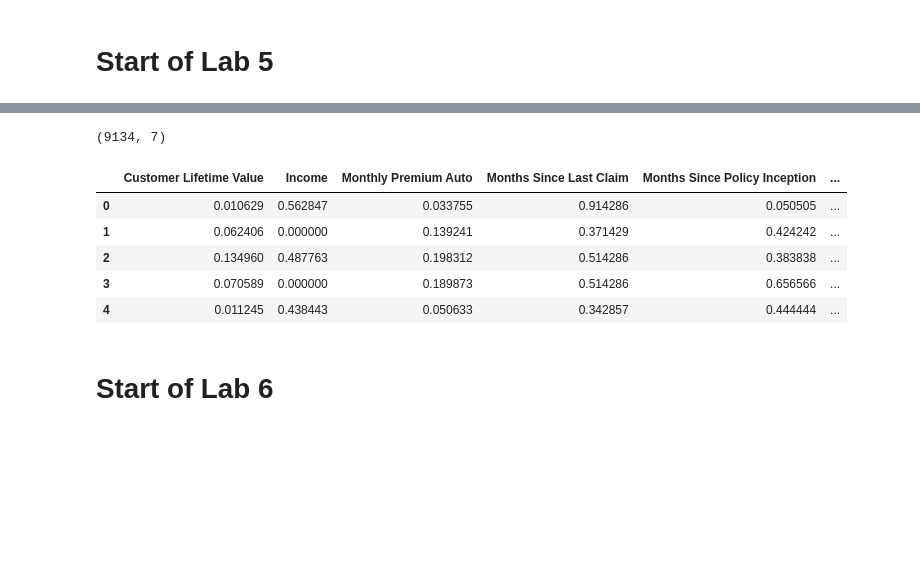
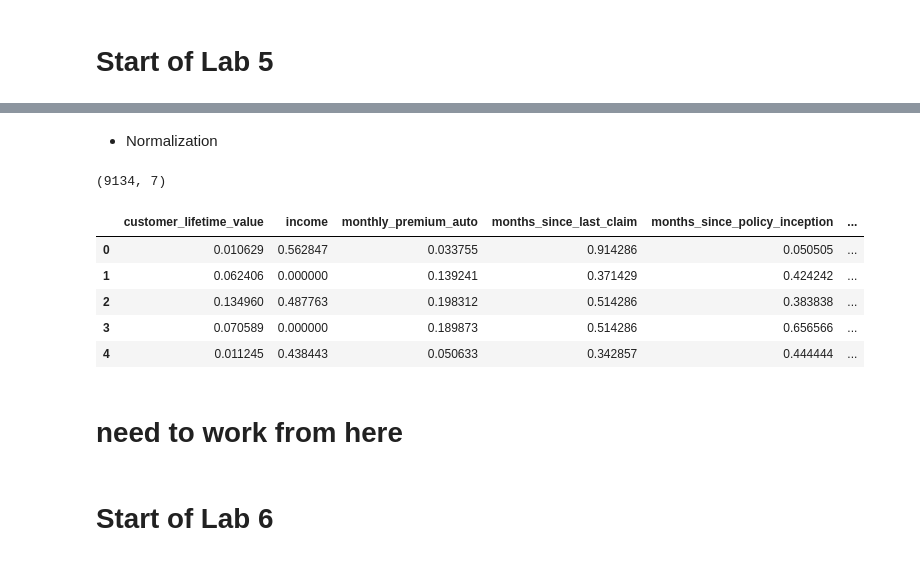
Before and after one commit to jaineeldesai/lab-customer-analysis-round-4, a Jupyter notebook: customer-lab4.ipynb, the cells around one changed output, grey strips where cells are left out. Drawn from its saved outputs; the diff is of its cells as text; code cells hidden in the pictures; blank space fills up the shorter version.

Commit message:
Lab 7 Tasks completed, needs cleaning

```diff
--- a/customer-lab4.ipynb
+++ b/customer-lab4.ipynb
@@ -22,0 +37,5 @@ cust
+# %%
+#lowering and removing space in column names
+
+cust.columns=[e.lower().replace(' ', '_') for e in cust.columns]
+cust.columns
@@ -158,24 +252,31 @@ numeric.describe()
 | 75% | 8962.167041 | 62320.000000 | 109.000000 | 23.000000 | 71.000000 | ... |
 | max | 83325.381190 | 99981.000000 | 298.000000 | 35.000000 | 99.000000 | ... |
 # %%
-y=numeric['Total Claim Amount']
-X_num=numeric.drop(['Total Claim Amount'],axis=1)
+#splitting the target column and the rest of the columns
+y=numeric['total_claim_amount']
+X_num=numeric.drop(['total_claim_amount'],axis=1)
+# %% [markdown]
+- Normalization
 # %%
+#normalizing the numeric data using MinMaxScaler
+
 transformer = MinMaxScaler().fit(X_num)
 X_normalized = transformer.transform(X_num)
-print(x_normalized.shape)
+print(X_normalized.shape)
 
 
-X_norm=pd.DataFrame(x_normalized, columns=X_num.columns)
+X_norm=pd.DataFrame(X_normalized, columns=X_num.columns)
 X_norm.head()
 # %% [output]
 (9134, 7)
-|  | Customer Lifetime Value | Income | Monthly Premium Auto | Months Since Last Claim | Months Since Policy Inception | ... |
+|  | customer_lifetime_value | income | monthly_premium_auto | months_since_last_claim | months_since_policy_inception | ... |
 | 0 | 0.010629 | 0.562847 | 0.033755 | 0.914286 | 0.050505 | ... |
 | 1 | 0.062406 | 0.000000 | 0.139241 | 0.371429 | 0.424242 | ... |
 | 2 | 0.134960 | 0.487763 | 0.198312 | 0.514286 | 0.383838 | ... |
 | 3 | 0.070589 | 0.000000 | 0.189873 | 0.514286 | 0.656566 | ... |
 | 4 | 0.011245 | 0.438443 | 0.050633 | 0.342857 | 0.444444 | ... |
+# %% [markdown]
+# need to work from here
 # %% [markdown]
 # Start of Lab 6
 # %% [markdown]
```
Also changed, not shown: parts of 45 cells of this notebook.
